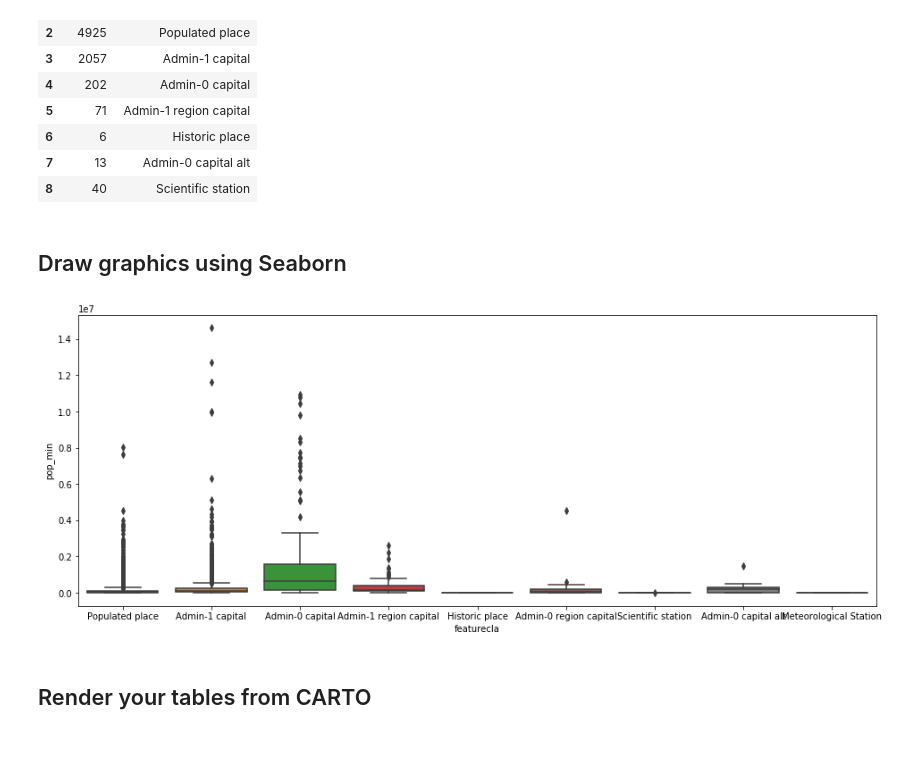
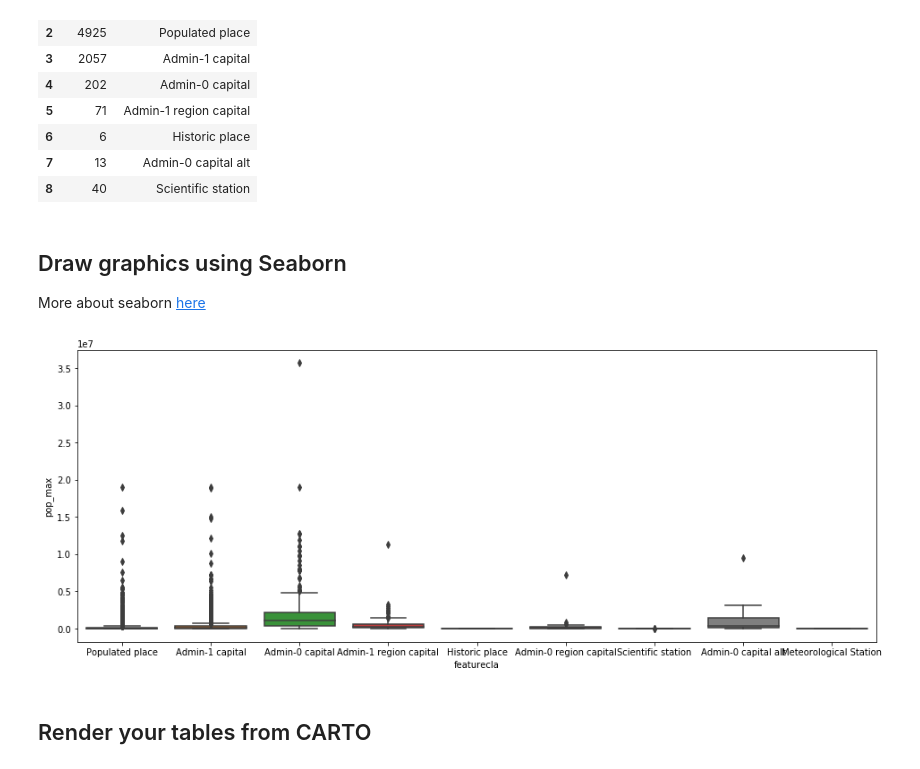
Before and after one commit to CartoDB/carto-workshop, a Jupyter notebook: 06-sdks/exercises/python_SDK/CARTO_Frames.ipynb, the cells around one changed output. Saved outputs shown, nothing was run; the diff lists cells and outputs as text; code cells hidden in the pictures.

```diff
--- a/06-sdks/exercises/python_SDK/CARTO_Frames.ipynb
+++ b/06-sdks/exercises/python_SDK/CARTO_Frames.ipynb
@@ -85,6 +85,8 @@ GROUP BY featurecla
 | 8 | 40 | Scientific station |
 # %% [markdown]
 ## Draw graphics using Seaborn
+
+More about seaborn [here](https://seaborn.pydata.org/)
 # %%
 import seaborn as sns
 import matplotlib.pyplot as plt
@@ -93,9 +95,9 @@ warnings.filterwarnings('ignore')
 %matplotlib inline
 # %%
 f, ax = plt.subplots(figsize=(16, 6))
-sns.boxplot(x="featurecla", y="pop_min", data=df);
+sns.boxplot(x="featurecla", y="pop_max", data=df);
 # %% [output]
-[figure, old version]
+[figure, new version]
 # %% [markdown]
 ## Render your tables from CARTO
 # %%
```
Also changed, not shown: parts of 3 cells of this notebook.
